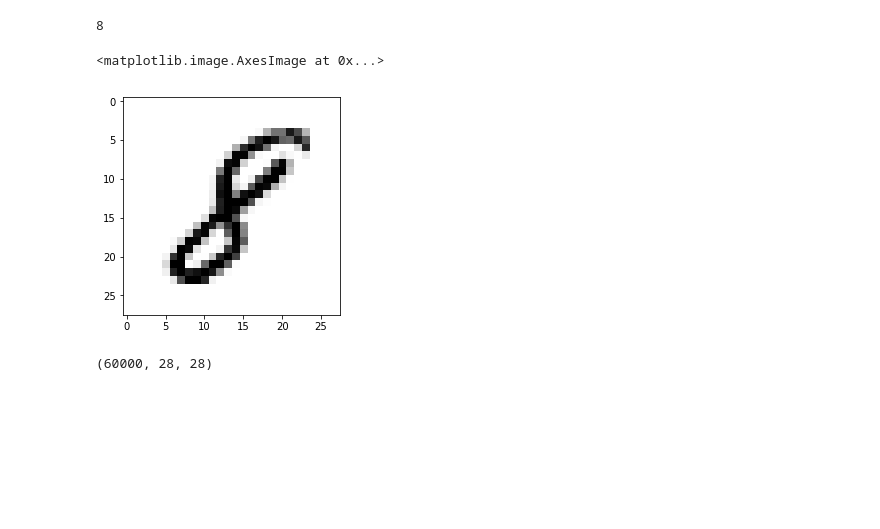
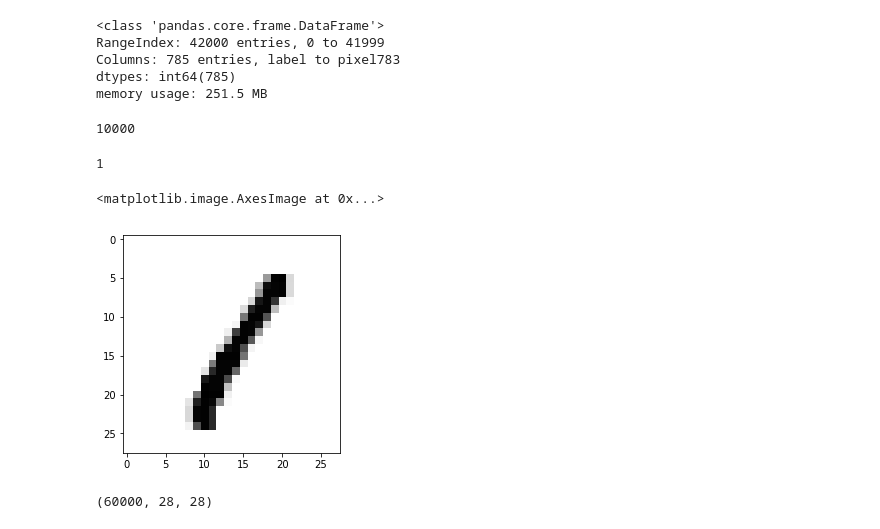
Before and after one commit to MMello396/MachineLearning, a Jupyter notebook: MNIST/MNIST CNN classifier.ipynb, the cells around one changed output. Saved outputs shown, nothing was run; the diff lists cells and outputs as text; code cells hidden in the pictures; blank space fills up the shorter version.

```diff
--- a/MNIST/MNIST CNN classifier.ipynb
+++ b/MNIST/MNIST CNN classifier.ipynb
@@ -2,14 +6,26 @@
 import tensorflow as tf
 (x_train, y_train), (x_test, y_test) = tf.keras.datasets.mnist.load_data()
+# %%
+train_df.info()
+# %% [output]
+<class 'pandas.core.frame.DataFrame'>
+RangeIndex: 42000 entries, 0 to 41999
+Columns: 785 entries, label to pixel783
+dtypes: int64(785)
+memory usage: 251.5 MB
+# %%
+len(x_test)
+# %% [output]
+10000
 # %%
 import matplotlib.pyplot as plt
-image_index = 7777 # You may select anything up to 60,000
-print(y_train[image_index]) # The label is 8
+image_index = 3 # goes up to 41,999
+print(y_train[image_index]) # The label is 4
 plt.imshow(x_train[image_index], cmap='Greys')
 # %% [output]
-8
+1
 <matplotlib.image.AxesImage at 0x...>
-[figure, old version]
+[figure, new version]
 # %%
 x_train.shape
 # %% [output]
```
Also changed, not shown: parts of 18 cells of this notebook, 2 other files.
